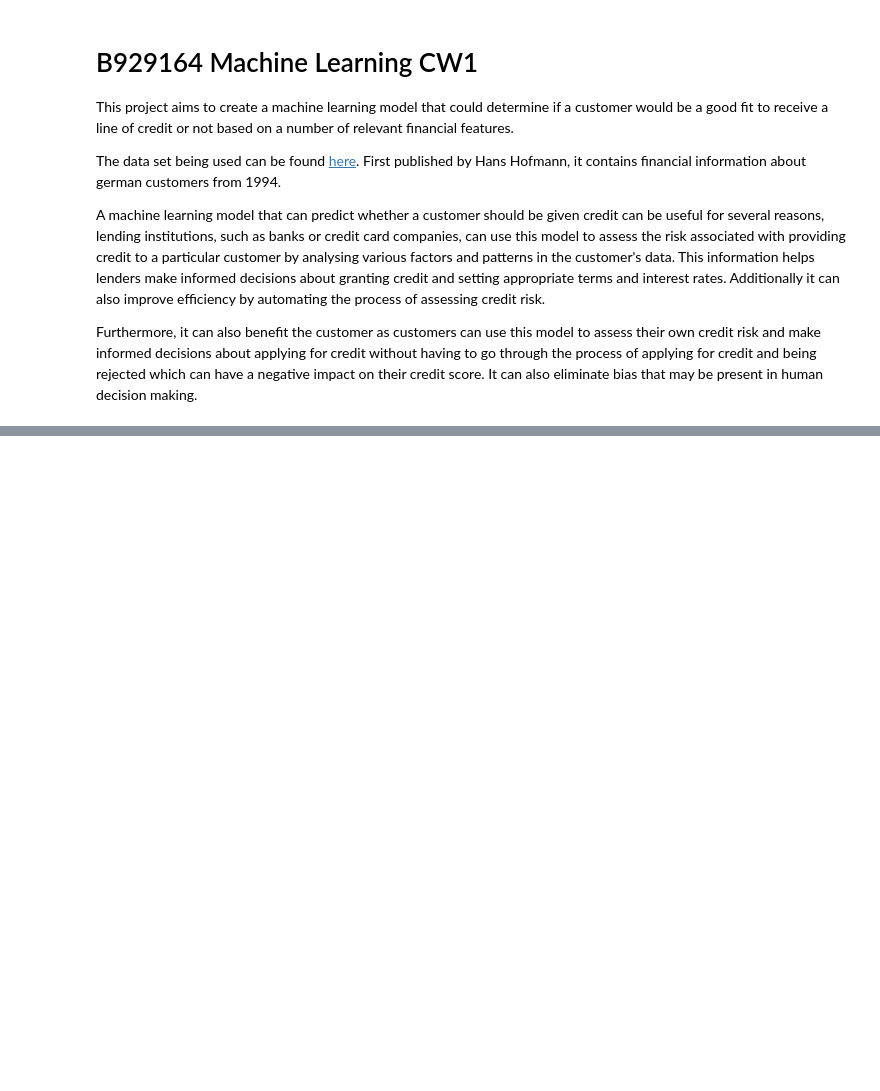
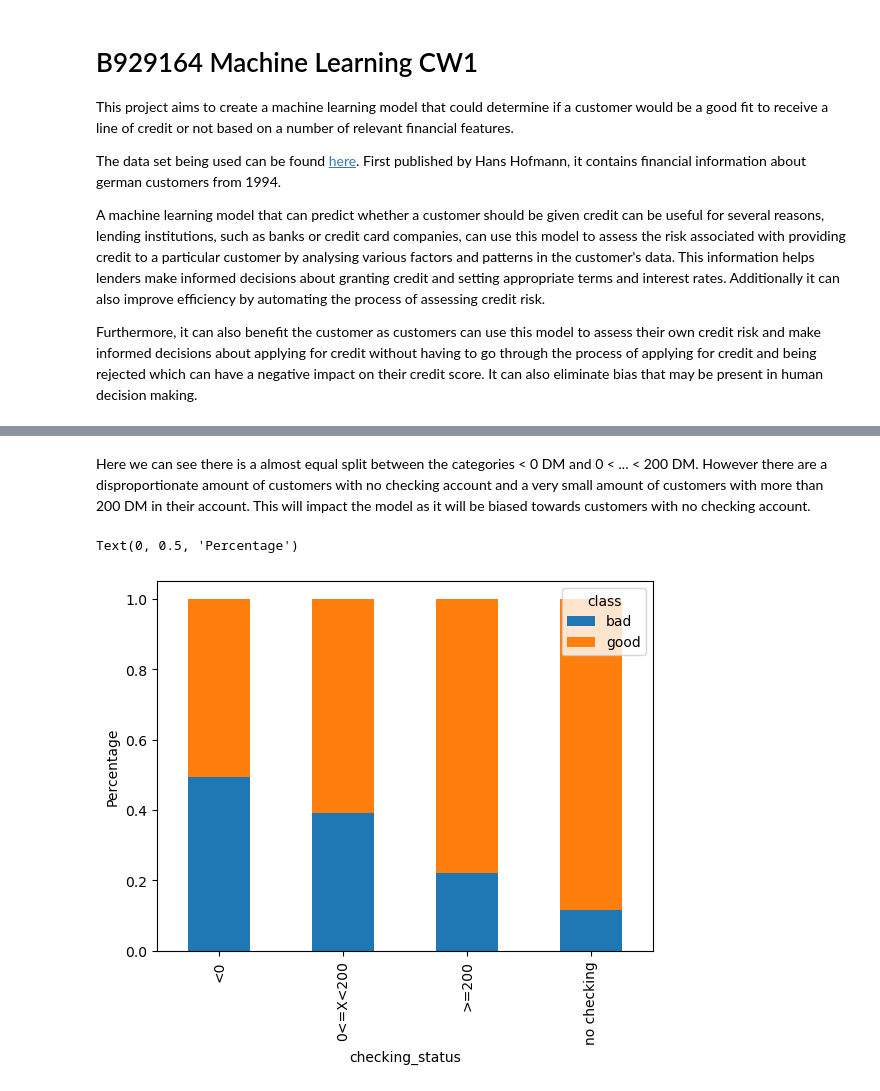
Before and after one commit to ajayvarghese2000/22WSD074-Machine-Learning-Principles-CW2, a Jupyter notebook: code.ipynb, the cells around one changed output, grey strips where cells are left out. Saved outputs shown, nothing was run; the diff lists cells and outputs as text; code cells hidden in the pictures; blank space fills up the shorter version.

```diff
--- a/code.ipynb
+++ b/code.ipynb
@@ -32,0 +164,13 @@ from sklearn.metrics import accuracy_score, confusion_matrix, classification_rep
+# %% [markdown]
+Here we can see there is a almost equal split between the categories < 0 DM and 0 < ... < 200 DM.
+However there are a disproportionate amount of customers with no checking account and a very small amount of customers with more than 200 DM in their account.
+This will impact the model as it will be biased towards customers with no checking account.
+# %%
+# For each category in the checking_status column, get the percentage of customers who are classed as good and bad then plot the results as a bar chart with two stacked bars for each category
+df.groupby('checking_status')['class'].value_counts(normalize=True).unstack().sort_values(by='bad', ascending=False).plot(kind='bar', stacked=True)
+
+# Y axis label
+plt.ylabel('Percentage')
+# %% [output]
+Text(0, 0.5, 'Percentage')
+[figure, added]
```
Also changed, not shown: parts of 64 cells of this notebook.
